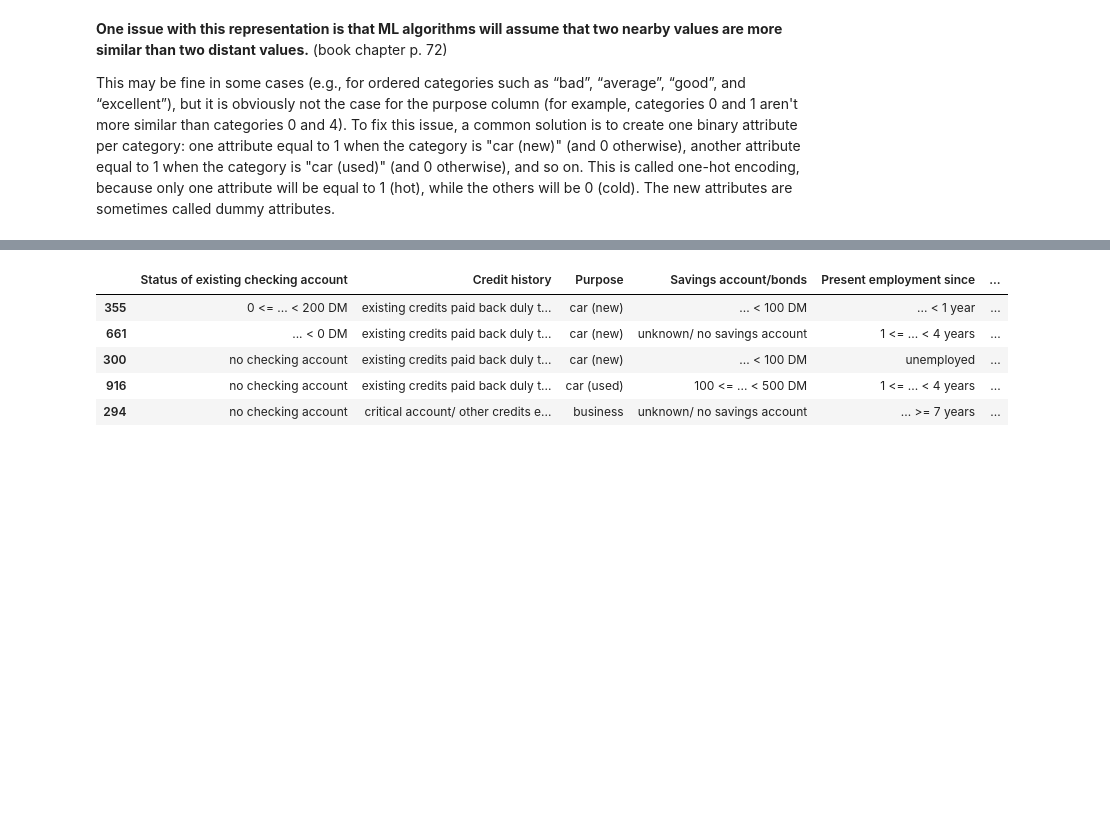
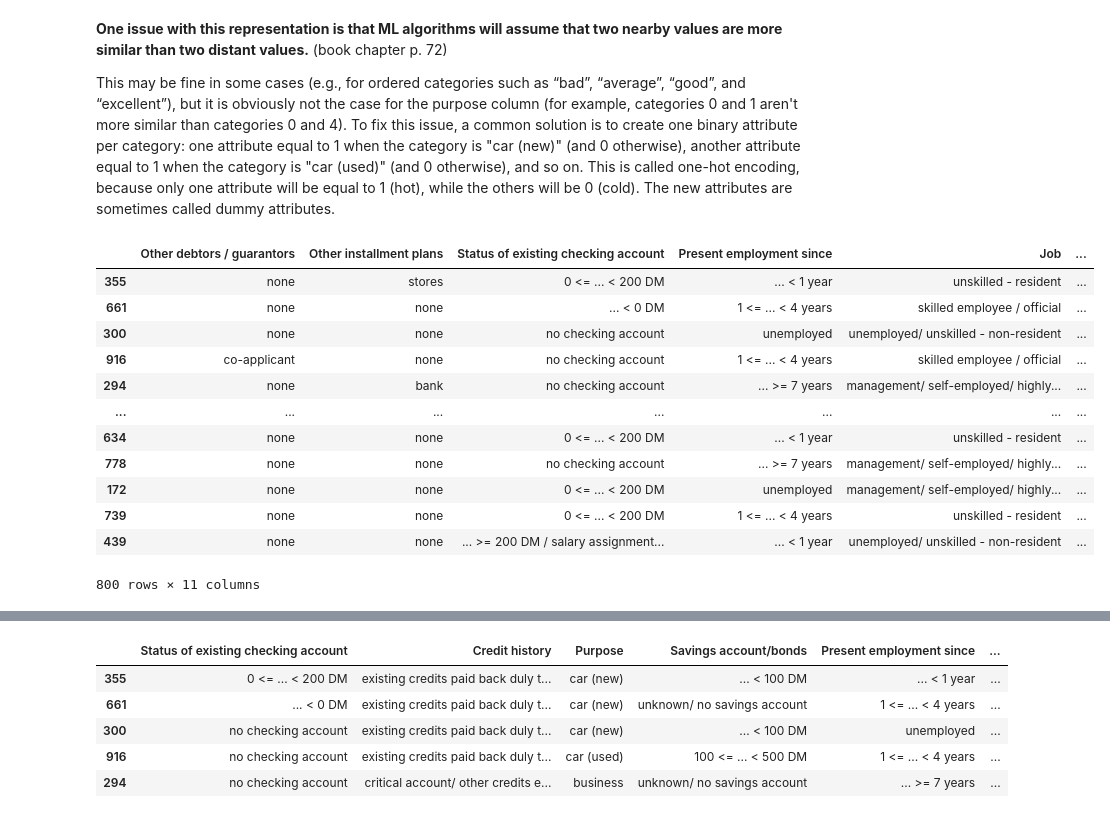
Before and after one commit to dennismgoetz/HoML-Credit-Data, a Jupyter notebook: Data_Understanding.ipynb, the cells around one changed output, grey strips where cells are left out. Drawn from its saved outputs; the diff is of its cells as text; code cells hidden in the pictures; blank space fills up the shorter version.

```diff
--- a/Data_Understanding.ipynb
+++ b/Data_Understanding.ipynb
@@ -337,6 +337,23 @@ ord_encoder[ordinal_cat_attribs.index('Status of existing checking account')]
 **One issue with this representation is that ML algorithms will assume that two nearby values are more similar than two distant values.** (book chapter p. 72)
 
 This may be fine in some cases (e.g., for ordered categories such as “bad”, “average”, “good”, and “excellent”), but it is obviously not the case for the purpose column (for example, categories 0 and 1 aren't more similar than categories 0 and 4). To fix this issue, a common solution is to create one binary attribute per category: one attribute equal to 1 when the category is "car (new)" (and 0 otherwise), another attribute equal to 1 when the category is "car (used)" (and 0 otherwise), and so on. This is called one-hot encoding, because only one attribute will be equal to 1 (hot), while the others will be 0 (cold). The new attributes are sometimes called dummy attributes.
+# %%
+data_encoded
+train_set[onehot_attrbs]
+# %% [output]
+|  | Other debtors / guarantors | Other installment plans | Status of existing checking account | Present employment since | Job | ... |
+| 355 | none | stores | 0 <= ... < 200 DM | ... < 1 year | unskilled - resident | ... |
+| 661 | none | none | ... < 0 DM | 1 <= ... < 4 years | skilled employee / official | ... |
+| 300 | none | none | no checking account | unemployed | unemployed/ unskilled - non-resident | ... |
+| 916 | co-applicant | none | no checking account | 1 <= ... < 4 years | skilled employee / official | ... |
+| 294 | none | bank | no checking account | ... >= 7 years | management/ self-employed/ highly... | ... |
+| ... | ... | ... | ... | ... | ... | ... |
+| 634 | none | none | 0 <= ... < 200 DM | ... < 1 year | unskilled - resident | ... |
+| 778 | none | none | no checking account | ... >= 7 years | management/ self-employed/ highly... | ... |
+| 172 | none | none | 0 <= ... < 200 DM | unemployed | management/ self-employed/ highly... | ... |
+| 739 | none | none | 0 <= ... < 200 DM | 1 <= ... < 4 years | unskilled - resident | ... |
+| 439 | none | none | ... >= 200 DM / salary assignment... | ... < 1 year | unemployed/ unskilled - non-resident | ... |
+800 rows × 11 columns
 # %%
 from sklearn.preprocessing import OneHotEncoder
 
```
Also changed, not shown: parts of 4 cells of this notebook, 2 other files.
